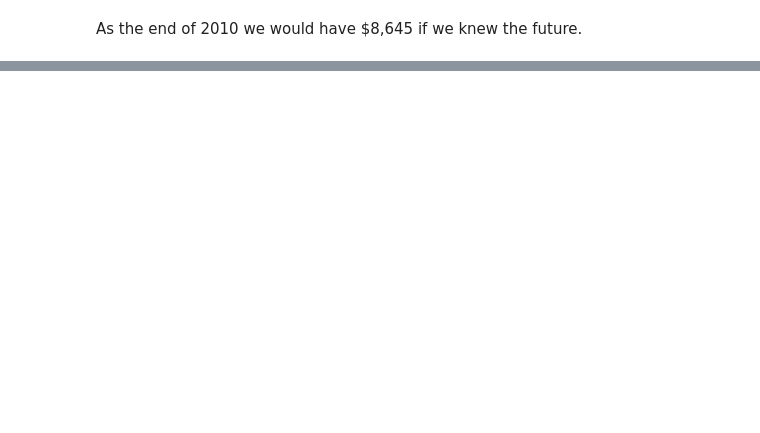
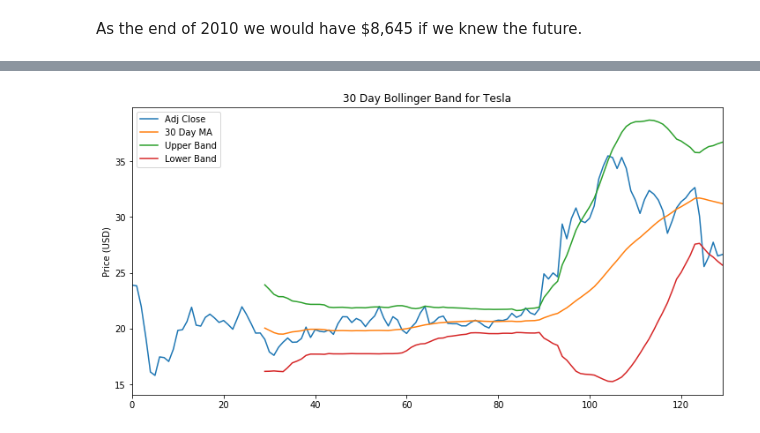
Before and after one commit to bababrownbear/makingmoneywithML, a Jupyter notebook: Making$$$WithML.ipynb, the cells around one changed output, grey strips where cells are left out. Drawn from its saved outputs; the diff is of its cells as text; code cells hidden in the pictures; blank space fills up the shorter version.

```diff
--- a/Making$$$WithML.ipynb
+++ b/Making$$$WithML.ipynb
@@ -188,0 +186,20 @@ As the end of 2010 we would have $8,645 if we knew the future.
+# %%
+## Add bollinger bands
+## To learn more about bollinger bands: https://www.investopedia.com/terms/b/bollingerbands.asp
+import matplotlib.pyplot as plt
+
+tsla_data_by_year['30 Day MA'] = tsla_data_by_year['Adj Close'].rolling(window=30).mean()
+tsla_data_by_year['30 Day STD'] = tsla_data_by_year['Adj Close'].rolling(window=30).std()
+
+tsla_data_by_year['Upper Band'] = tsla_data_by_year['30 Day MA'] + (tsla_data_by_year['30 Day STD'] * 2)
+tsla_data_by_year['Lower Band'] = tsla_data_by_year['30 Day MA'] - (tsla_data_by_year['30 Day STD'] * 2)
+
+# Simple 30 Day Bollinger Band for Tesla (2016-2017)
+tsla_data_by_year[['Adj Close', '30 Day MA', 'Upper Band', 'Lower Band']].plot(figsize=(12,6))
+plt.title('30 Day Bollinger Band for Tesla')
+plt.ylabel('Price (USD)')
+plt.show();
+
+# This plot will show us the adjusted close, the rolling average, and the upper and lower bands of the TSLA stock.
+# %% [output]
+[figure, added]
```
Also changed, not shown: parts of 25 cells of this notebook.
